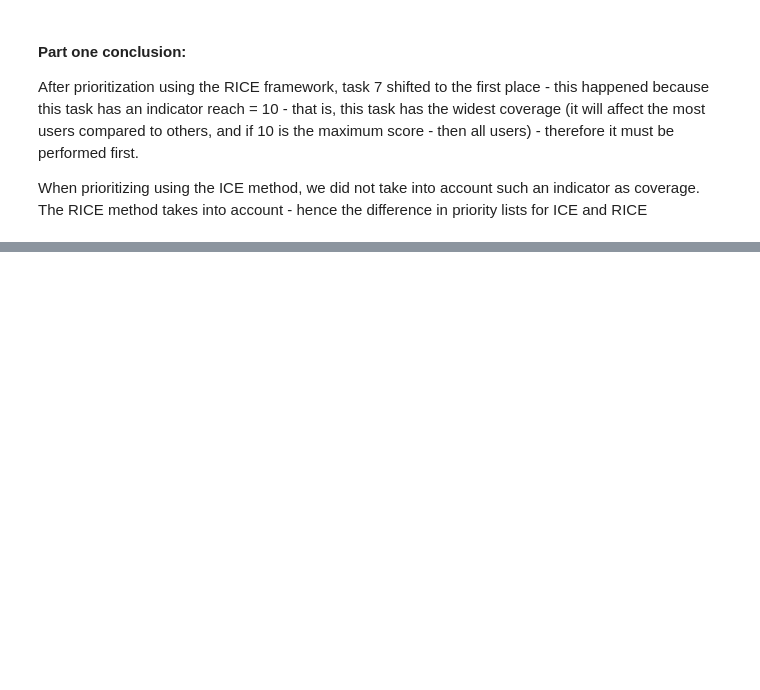
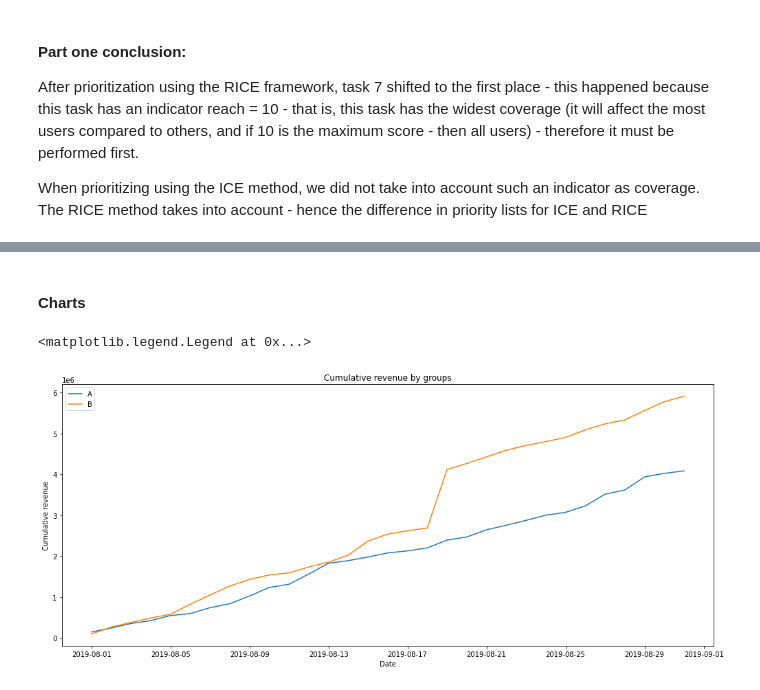
Before and after one commit to mgrigorii/business-decision-making, a Jupyter notebook: business-decision-making.ipynb, the cells around one changed output, grey strips where cells are left out. Cells and saved outputs as stored; diff of their text form; code cells hidden in the pictures; blank space fills up the shorter version.

```diff
--- a/business-decision-making.ipynb
+++ b/business-decision-making.ipynb
@@ -119,0 +136,5 @@ When prioritizing using the ICE method, we did not take into account such an ind
+# %%
+# Importing data
+
+orders = pd.read_csv('orders.csv')
+visitors = pd.read_csv('visitors.csv')
@@ -119,0 +225,4 @@ When prioritizing using the ICE method, we did not take into account such an ind
+# %%
+# Creating an array of unique pairs of date values and test groups
+
+datesGroups = orders[['date','group']].drop_duplicates()
@@ -119,0 +245,36 @@ When prioritizing using the ICE method, we did not take into account such an ind
+# %%
+# Getting aggregated daily visitor data
+visitorsAggregated = datesGroups.apply(
+    lambda x: visitors[
+        np.logical_and(
+            visitors['date'] <= x['date'], visitors['group'] == x['group'])]
+    .agg({'date' : 'max', 'group' : 'max', 'visitors' : 'sum'}), axis=1).sort_values(by=['date','group'])
+# %%
+# # combine cumulative data in one table and give its columns meaningful names
+cumulativeData = ordersAggregated.merge(visitorsAggregated, left_on=['date', 'group'], right_on=['date', 'group'])
+cumulativeData.columns = ['date', 'group', 'orders', 'buyers', 'revenue', 'visitors']
+# %% [markdown]
+#### Charts
+# %%
+# Let's build graphs of cumulative revenue by days and groups of A/B testing:
+
+# dataframe with cumulative number of orders and cumulative revenue by day in group A
+cumulativeRevenueA = cumulativeData[cumulativeData['group']=='A'][['date','revenue', 'orders']]
+
+# dataframe with cumulative number of orders and cumulative revenue by day in group B
+cumulativeRevenueB = cumulativeData[cumulativeData['group']=='B'][['date','revenue', 'orders']]
+
+plt.figure(figsize=(17, 7))
+
+# Building a graph for group А
+plt.plot(cumulativeRevenueA['date'], cumulativeRevenueA['revenue'], label='A')
+
+# Building a graph for group B
+plt.plot(cumulativeRevenueB['date'], cumulativeRevenueB['revenue'], label='B')
+plt.ylabel('Cumulative revenue')
+plt.xlabel('Date')
+plt.title('Cumulative revenue by groups')
+plt.legend()
+# %% [output]
+<matplotlib.legend.Legend at 0x...>
+[figure, added]
```
Also changed, not shown: parts of 43 cells of this notebook.
